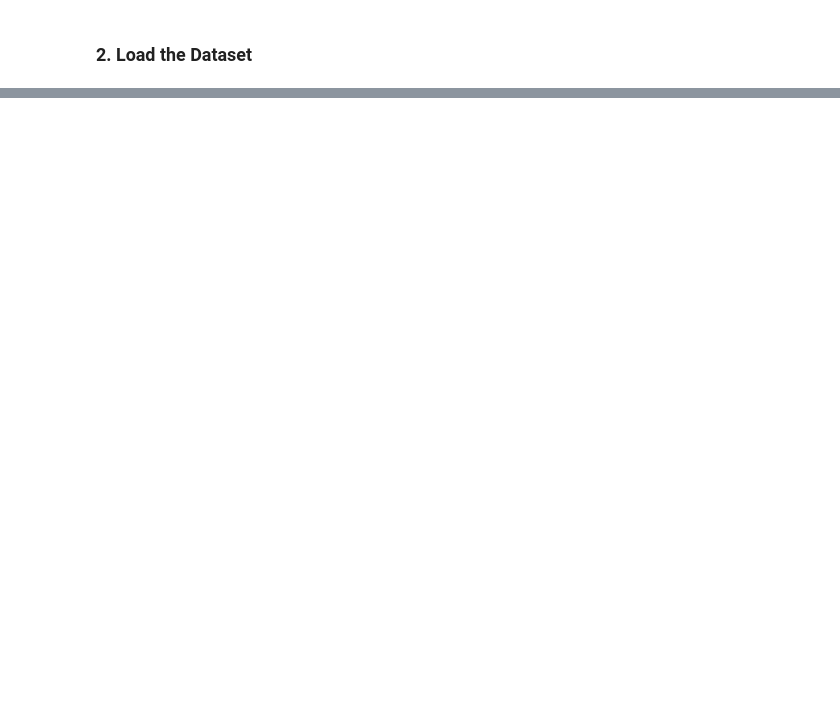
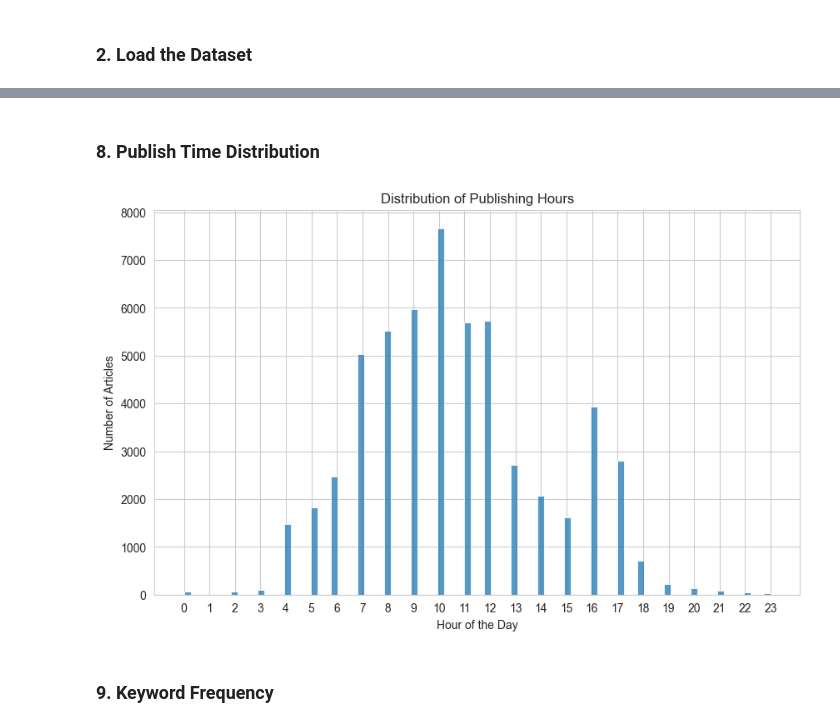
Before and after one commit to Becky-Chala/aim-week1-challenge, a Jupyter notebook: notebooks/eda.ipynb, the cells around one changed output, grey strips where cells are left out. Cells and saved outputs as stored; diff of their text form; code cells hidden in the pictures; blank space fills up the shorter version.

```diff
--- a/notebooks/eda.ipynb
+++ b/notebooks/eda.ipynb
@@ -186,0 +117,15 @@ plt.show()
+# %% [markdown]
+### 8. Publish Time Distribution
+# %%
+df['hour'] = df['date'].dt.hour
+plt.figure(figsize=(10, 6))
+sns.histplot(df['hour'])
+plt.title('Distribution of Publishing Hours')
+plt.xlabel('Hour of the Day')
+plt.ylabel('Number of Articles')
+plt.xticks(range(0, 24))
+plt.show()
+# %% [output]
+[figure, added]
+# %% [markdown]
+### 9. Keyword Frequency
```
Also changed, not shown: parts of 33 cells of this notebook.
